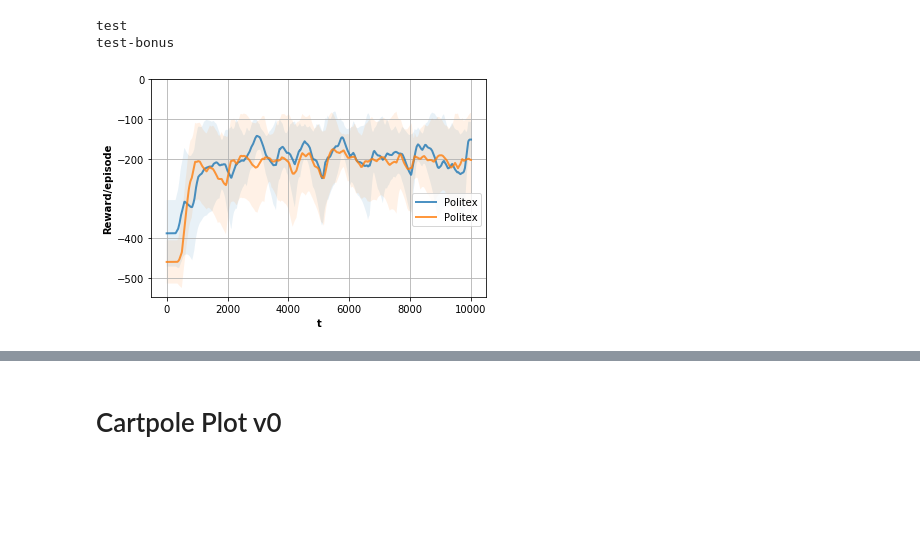
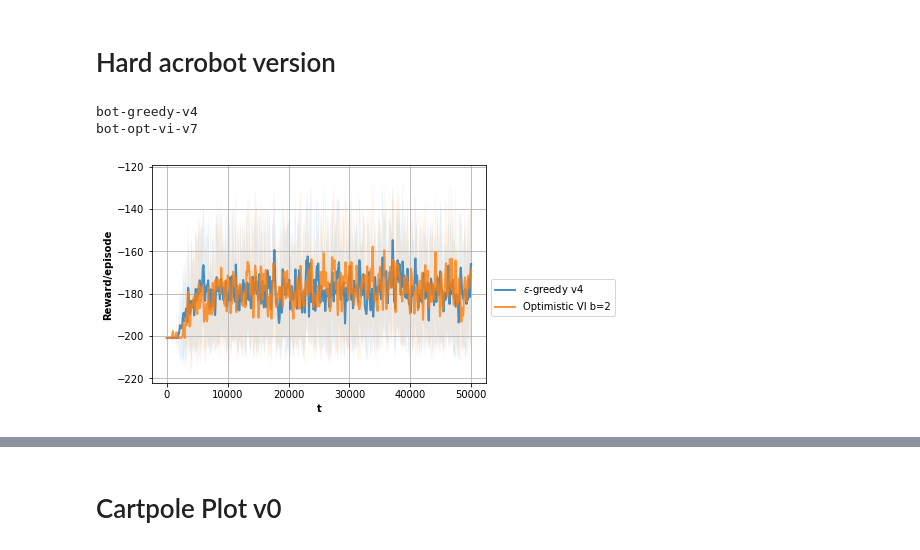
Before and after one commit to anhddo/oppoliter, a Jupyter notebook: notebook/ls-avg-reward.ipynb, the cells around one changed output, grey strips where cells are left out. Cells and saved outputs as stored; diff of their text form; code cells hidden in the pictures; blank space fills up the shorter version.

```diff
--- a/notebook/ls-avg-reward.ipynb
+++ b/notebook/ls-avg-reward.ipynb
@@ -7,7 +7,7 @@ import os
 import glob
 mpl.rcParams['figure.dpi'] = 70
 # %%
-def preprocess(dir_path):
+def preprocess(dir_path, cut_len):
     M = []
     print(dir_path)
     for file in glob.glob('{}/result*'.format(dir_path)):
@@ -16,14 +16,17 @@ def preprocess(dir_path):
             n = int(np.ceil(time_step[-1]/1e3))*1000
             x = range(n)
             y = np.interp(x,  time_step, reward)
+            if cut_len != None:
+                x = x[:cut_len]
+                y = y[:cut_len]
             M.append(y)
     M = np.vstack(M)
     return M
 
 def line_95_percent(result_path, label=None, color=None, linewidth=3, alpha=0.3, cut_len=None):
-    cummulative_regret = preprocess(result_path)
-    if cut_len != None:
-        cummulative_regret = cummulative_regret[:, :cut_len]
+    cummulative_regret = preprocess(result_path, cut_len)
+#     print(cummulative_regret.shape)
+
     m = np.mean(cummulative_regret, axis=0)
     s = np.std(cummulative_regret, axis=0)
     u = m + s * 1#.96
@@ -51,16 +63,17 @@ cd ../tmp
+# %% [markdown]
+# Hard acrobot version
 # %%
 plt.grid()
 alpha=0.1
 lw=2
-line_95_percent('test', label='Politex', linewidth=lw, alpha=alpha)
-line_95_percent('test-bonus', label='Politex ', linewidth=lw, alpha=alpha)
-plt.yticks([0,-100, -200, -400, -500])
+line_95_percent('bot-greedy-v4', label='$\epsilon$-greedy v4', linewidth=lw, alpha=alpha)
+line_95_percent('bot-opt-vi-v7', label='Optimistic VI b=2', linewidth=lw, alpha=alpha)
 plt.xlabel('t', fontweight='bold')
 plt.ylabel('Reward/episode', fontweight='bold')
 # plt.legend(loc=4)
 plt.legend(bbox_to_anchor=(1, 0.5))
 plt.savefig('pole0-v1', dpi=300)
 # %% [output]
-test
-test-bonus
+bot-greedy-v4
+bot-opt-vi-v7
-[figure, old version]
+[figure, new version]
```
Also changed, not shown: parts of 51 cells of this notebook, 3 other files.
